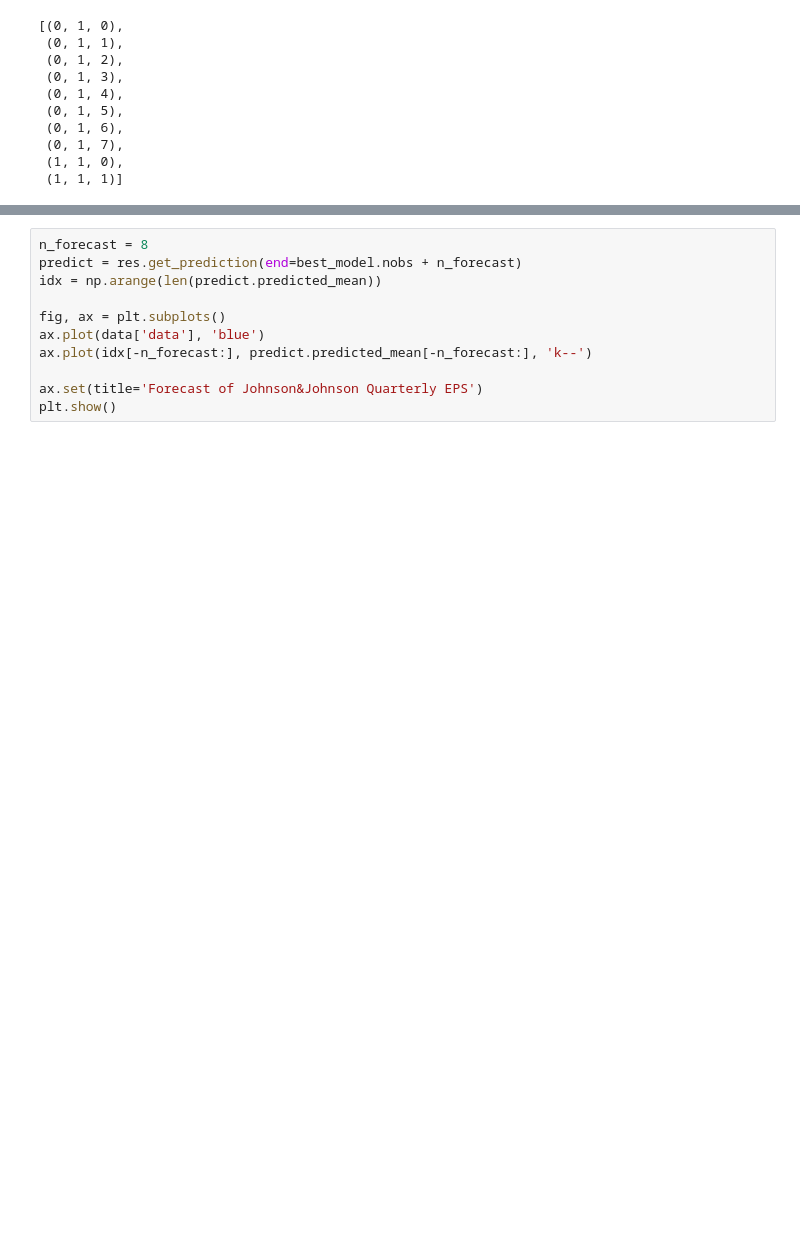
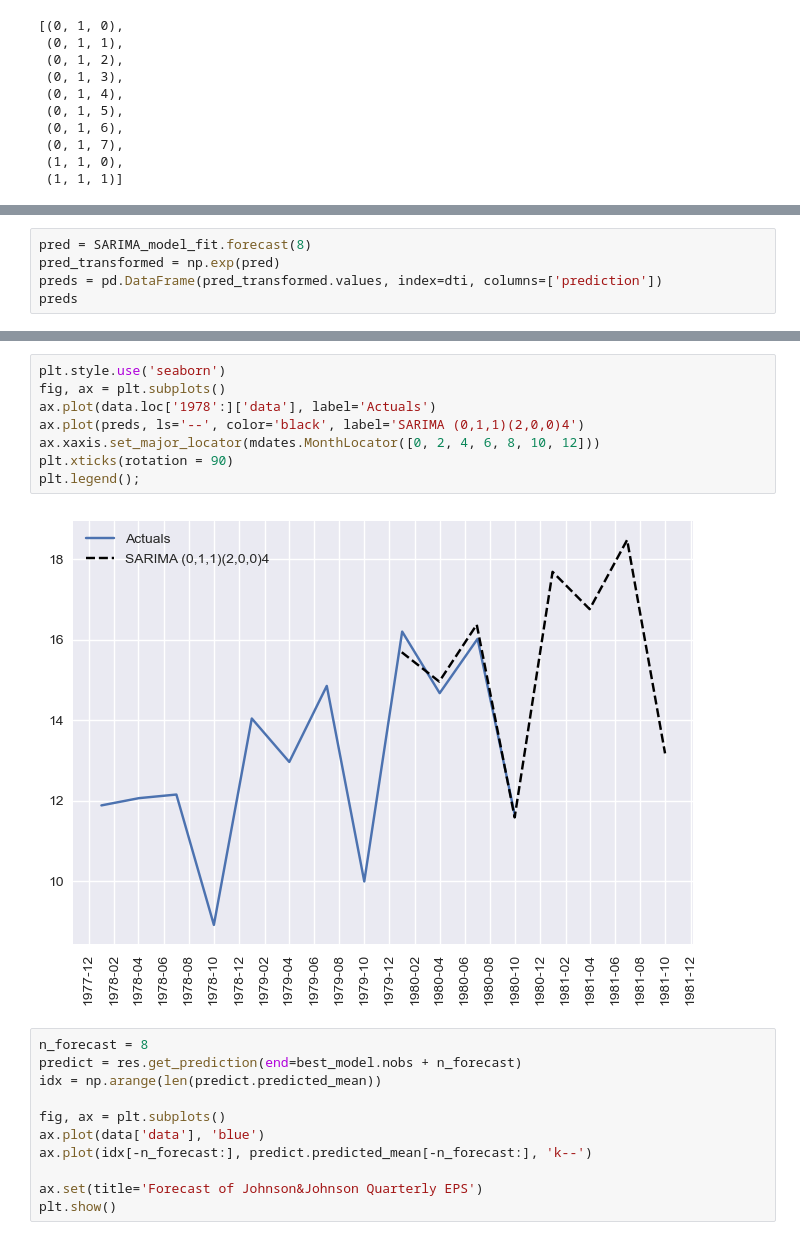
Before and after one commit to omdgit/AppliedTimeSeriesAnalysisWithPython, a Jupyter notebook: my work/HOTSAP_ARIMA.ipynb, the cells around one changed output, grey strips where cells are left out. Drawn from its saved outputs; the diff is of its cells as text; blank space fills up the shorter version.

```diff
--- a/my work/HOTSAP_ARIMA.ipynb
+++ b/my work/HOTSAP_ARIMA.ipynb
@@ -297,0 +288,5 @@ res.plot_diagnostics();
+# %%
+pred = SARIMA_model_fit.forecast(8)
+pred_transformed = np.exp(pred)
+preds = pd.DataFrame(pred_transformed.values, index=dti, columns=['prediction'])
+preds
@@ -298,3 +313,13 @@ res.plot_diagnostics();
+# %%
+plt.style.use('seaborn')
+fig, ax = plt.subplots()
+ax.plot(data.loc['1978':]['data'], label='Actuals')
+ax.plot(preds, ls='--', color='black', label='SARIMA (0,1,1)(2,0,0)4')
+ax.xaxis.set_major_locator(mdates.MonthLocator([0, 2, 4, 6, 8, 10, 12]))
+plt.xticks(rotation = 90)
+plt.legend();
+# %% [output]
+[figure, added]
 # %%
 n_forecast = 8
 predict = res.get_prediction(end=best_model.nobs + n_forecast)
```
Also changed, not shown: parts of 11 cells of this notebook, 1 other file.
